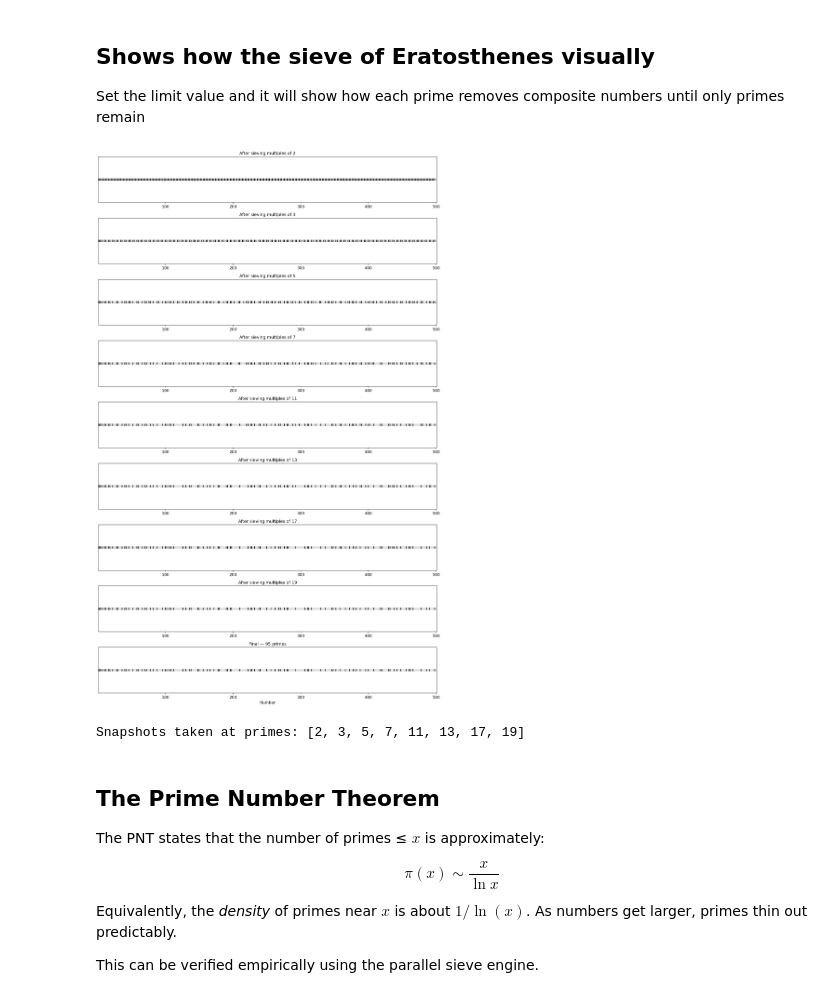
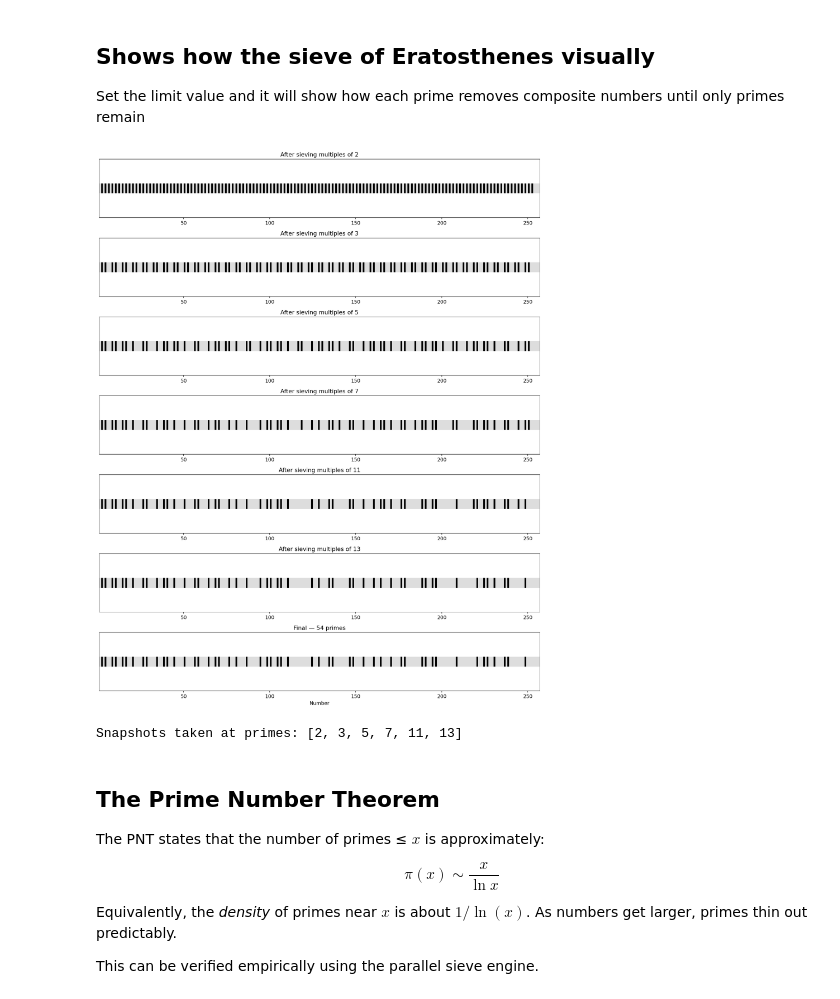
Before and after one commit to idoneve/Prime-Plotter, a Jupyter notebook: prime_plotter.ipynb, the cells around one changed output. Cells and saved outputs as stored; diff of their text form; code cells hidden in the pictures.

Commit message:
updated plots and benchmark script and fixed benchmark flag

```diff
--- a/prime_plotter.ipynb
+++ b/prime_plotter.ipynb
@@ -52,11 +52,11 @@ Loads styles and primes from all_primes.npy
 # %%
 # Styling
 plt.rcParams.update({
-    'figure.dpi': 150,
-    'savefig.dpi': 150,
+    'figure.dpi': 300,
+    'savefig.dpi': 300,
     'font.size': 11,
     'axes.titlesize': 13,
-    'figure.figsize': (8, 5)
+    'figure.figsize': (10, 8)
 })
 
 # Load primes
@@ -71,40 +71,41 @@ Loaded 50,847,525 primes from 2 to 999,999,937
 
 Set the limit value and it will show how each prime removes composite numbers until only primes remain
 # %%
-def sieve_visual(limit=100):
+def sieve_visual(limit):
     is_prime = np.ones(limit + 1, dtype=bool)
     is_prime[:2] = False
 
     snapshots = {}
     for p in range(2, int(limit**0.5) + 1):
         if is_prime[p]:
             is_prime[p*p : limit+1 : p] = False
             snapshots[p] = is_prime.copy()
     snapshots['final'] = is_prime.copy()
 
     n_snaps = len(snapshots)
-    fig, axes = plt.subplots(n_snaps, 1, figsize=(14, 2.5 * n_snaps))
+    _, axes = plt.subplots(n_snaps, 1, figsize=(14, 2.5 * n_snaps))
     for ax, (label, state) in zip(axes, snapshots.items()):
         colors = ['black' if state[i] else '#dddddd' for i in range(2, limit+1)]
-        ax.scatter(range(2, limit+1), [1]*(limit-1), c=colors, s=40, marker='s', edgecolors='none')
+        ax.scatter(range(2, limit+1), [1]*(limit-1), c=colors, s=500, marker='s', edgecolors='none')
         ax.set_xlim(1, limit+1)
         ax.set_ylim(0.5, 1.5)
         ax.set_yticks([])
 
         if label == 'final':
-            ax.set_title(f'Final — {sum(state)} primes', fontsize=12)
+            ax.set_title(f'Final — {sum(state)} primes')
             ax.set_xlabel('Number')
         else:
-            ax.set_title(f'After sieving multiples of {label}', fontsize=12)
+            ax.set_title(f'After sieving multiples of {label}')
     plt.tight_layout()
-    plt.savefig('sieve_visual.png', dpi=150, bbox_inches='tight')
+    plt.savefig('sieve_visual.png', bbox_inches='tight')
     plt.show()
     print(f"Snapshots taken at primes: {[k for k in snapshots if k != 'final']}")
 
-sieve_visual(500)
+limit = 256
+sieve_visual(limit)
 # %% [output]
-[figure, old version]
+[figure, new version]
-Snapshots taken at primes: [2, 3, 5, 7, 11, 13, 17, 19]
+Snapshots taken at primes: [2, 3, 5, 7, 11, 13]
 # %% [markdown]
 ## The Prime Number Theorem
 
```
Also changed, not shown: parts of 2 cells of this notebook, 2 other files.
